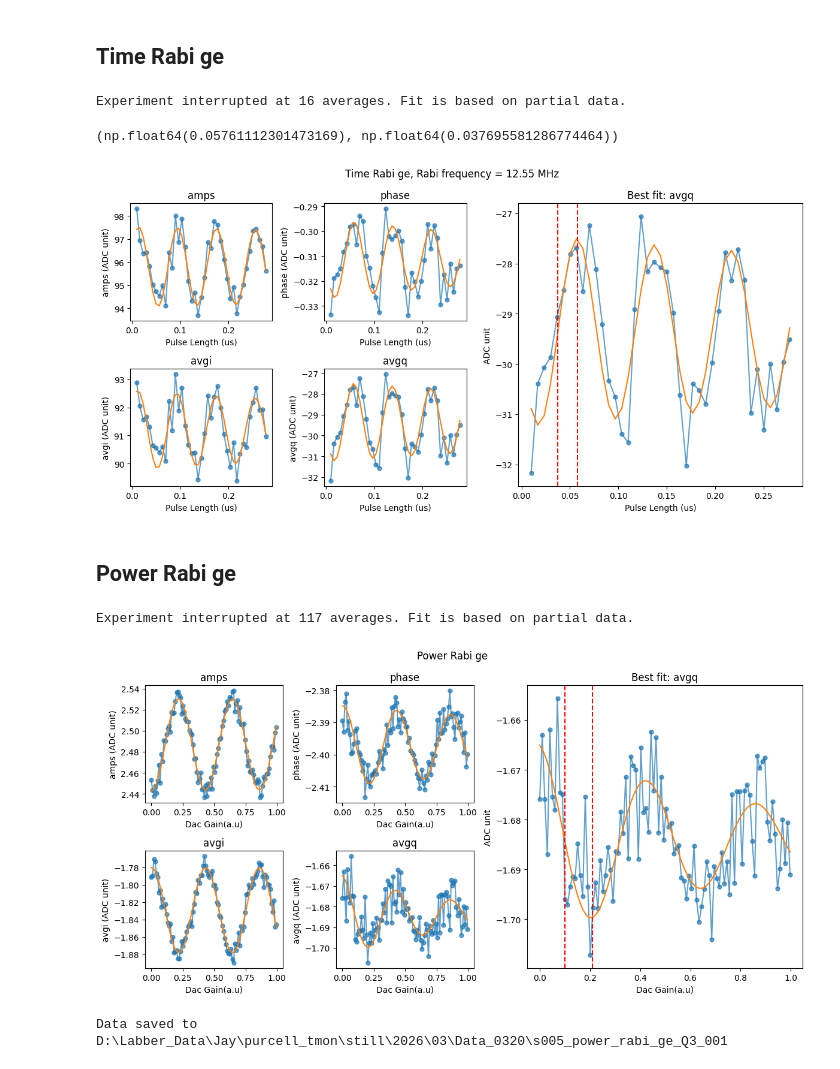
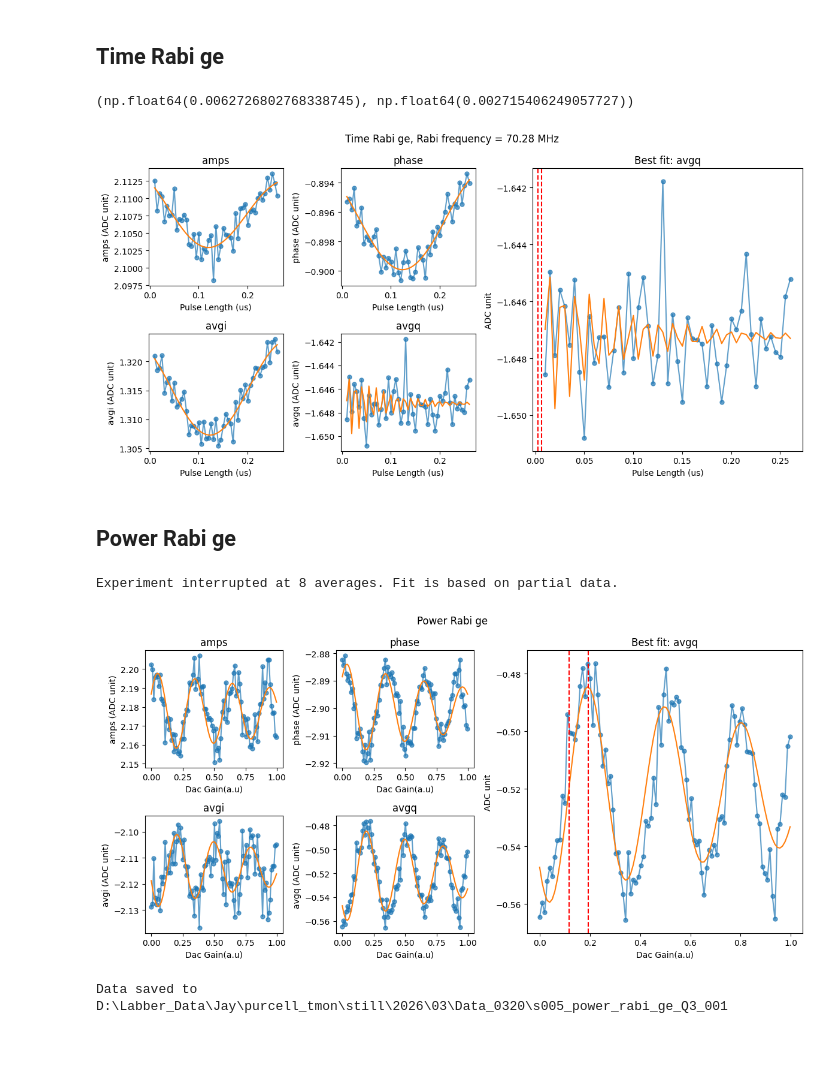
Before and after one commit to JayChien04717/SQC_soc, a Jupyter notebook: new_single_qb_cal.ipynb, the cells around one changed output. Saved outputs shown, nothing was run; the diff lists cells and outputs as text; code cells hidden in the pictures.

```diff
--- a/new_single_qb_cal.ipynb
+++ b/new_single_qb_cal.ipynb
@@ -108,13 +112,13 @@ config_all.update("trig_time", 0.49, q_index=qubit)
 # %%
 from qick_workspace.newscrip.s002_res_spec_ge import ResonatorSpec
 
-START_FREQ = config_all.get_qubit(qubit)["res_freq_ge"] - 10 # [MHz]
+START_FREQ = config_all.get_qubit(qubit)["res_freq_ge"] - 10  # [MHz]
 STOP_FREQ = config_all.get_qubit(qubit)["res_freq_ge"] + 10  # [MHz]
 
 
 STEPS = 101
 
-config_all.update("res.res_gain_ge", 0.4, q_index=qubit)
+config_all.update("res.res_gain_ge", 0.95, q_index=qubit)
 run_cfg = config_all.get_qubit(qubit)
 
 run_cfg.update(
@@ -210,0 +215,37 @@ Data saved to D:\Labber_Data\Jay\purcell_tmon\still\2026\03\Data_0320\s003_qubit
+# %%
+from qick_workspace.newscrip.s003a_qubit_flux_spec_ge import QubitSpecFlux
+
+center = 5970
+SPAN = 50
+START_FREQ = center - SPAN  # [MHz]
+STOP_FREQ = center + SPAN  # [MHz]
+STEPS = 201
+
+START_GAIN = -1
+STOP_GAIN = 1
+STEPS_GAIN = 11
+
+config_all.update("ch.qb_ch", 2, q_index=qubit)
+run_cfg = config_all.get_qubit(qubit)
+run_cfg.update(
+    [
+        ("steps", STEPS),
+        ("qb_freq_ge", QickSweep1D("freqloop", START_FREQ, STOP_FREQ)),
+        ("qb_mixer", center),
+        ("qb_gain_ge", 0.3),
+        ("qb_flat_top_length_ge", 0.5),
+        ("relax_delay", 1),
+        ("nqz_qb", 2),
+        ("res_length", 3),
+        ("ro_length", 2.478),
+        ("res_gain_ge", 0.95),
+        ###################
+        ("flux_ch", 15),
+        ("flux_gain", QickSweep1D("fluxloop", START_GAIN, STOP_GAIN)),
+        ("steps_flux", STEPS_GAIN),
+        ("flux_length", 0.7),
+    ]
+)
+
+spectrumff_ge = QubitSpecFlux(soc, soccfg, run_cfg)
+spectrumff_ge.run(500, swap_xy=True, show_final_plot=True)
@@ -212,29 +256,27 @@ Data saved to D:\Labber_Data\Jay\purcell_tmon\still\2026\03\Data_0320\s003_qubit
 ## Time Rabi ge
 # %%
 from qick_workspace.newscrip.s004_time_rabi_ge import TimeRabi
-
 
 
 config_all.update("qb.sigma_ge", 0.01, q_index=qubit)
 config_all.update("relax_delay", 50, q_index=qubit)
 
 run_cfg = config_all.get_qubit(qubit)
 run_cfg.update(
     [
         ("cooling", False),
         ("qb_gain_ge", 0.4),
         ("qb_flat_top_length_ge", QickSweep1D("lenloop", 0.01, 0.3)),
-        ("steps", 41)
+        ("steps", 51),
     ]
 )
 
 Trabi = TimeRabi(soc, soccfg, run_cfg)
 Trabi.run(100)
 # Trabi.saveLabber(qubit, yoko_value=yoko_value)
 # %% [output]
-Experiment interrupted at 16 averages. Fit is based on partial data.
+(np.float64(0.0062726802768338745), np.float64(0.002715406249057727))
-(np.float64(0.05761112301473169), np.float64(0.037695581286774464))
-[figure, old version]
+[figure, new version]
 # %% [markdown]
 ## Power Rabi ge
 # %%
@@ -244,8 +286,8 @@ START_GAIN = 0.0  # [DAC units]
 STOP_GAIN = 1  # [DAC units]
 STEPS = 100
 
-config_all.update("qb.sigma_ge", 0.03, q_index=qubit)
-config_all.update("qb.nqz_qb", 1, q_index=qubit)
+config_all.update("qb.sigma_ge", 0.14, q_index=qubit)
+config_all.update("qb.nqz_qb", 2, q_index=qubit)
 config_all.update("relax_delay", 50, q_index=qubit)
 run_cfg = config_all.get_qubit(qubit)
 
@@ -253,17 +295,16 @@ run_cfg.update(
     [
         ("steps", STEPS),
         ("qb_gain_ge", QickSweep1D("gainloop", START_GAIN, STOP_GAIN)),
-
     ]
 )
 
 prabi = PowerRabi(soc, soccfg, run_cfg)
-pi_gain, pi2_gain = prabi.run(300)
+pi_gain, pi2_gain = prabi.run(20)
 config_all.update("qb.pi_gain_ge", pi_gain, q_index=qubit)
 config_all.update("qb.pi2_gain_ge", pi2_gain, q_index=qubit)
 # %% [output]
-Experiment interrupted at 117 averages. Fit is based on partial data.
+Experiment interrupted at 8 averages. Fit is based on partial data.
-[figure, old version]
+[figure, new version]
 # %%
 prabi.saveLabber(qubit, config_all=config_all)
 # %% [output]
```
Also changed, not shown: parts of 23 cells of this notebook, 37 other files.
